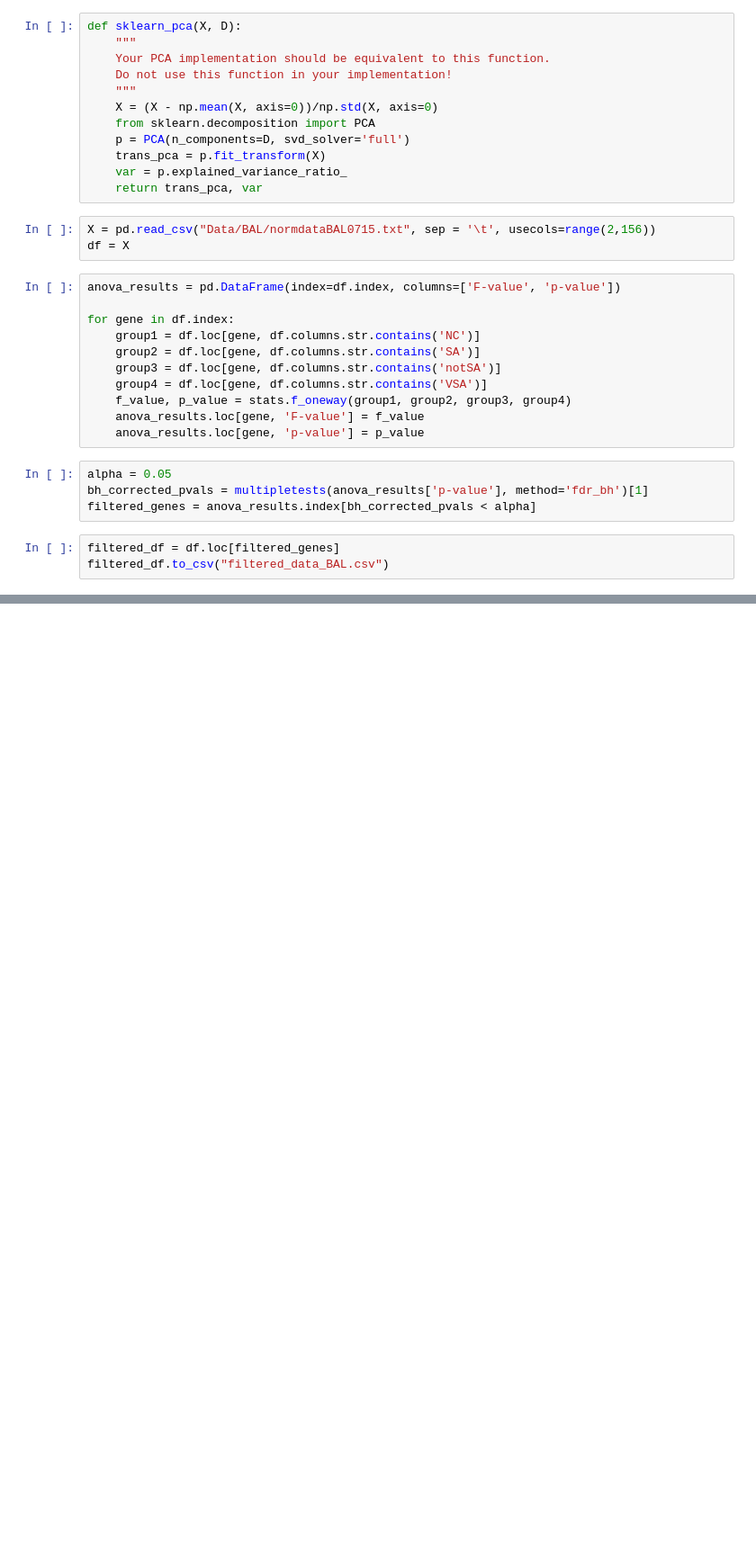
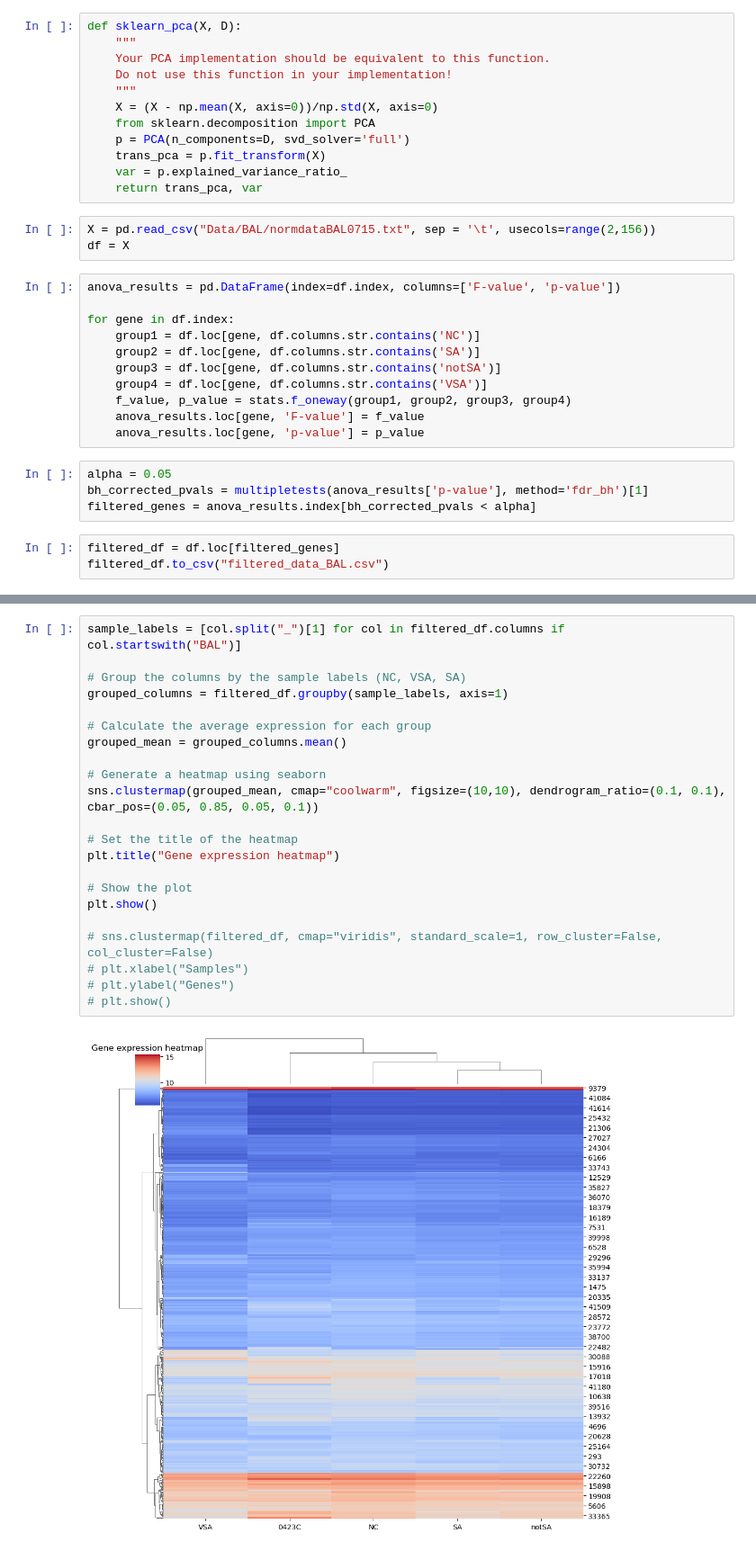
Before and after one commit to vratins/AsthmaClustering, a Jupyter notebook: pca.ipynb, the cells around one changed output, grey strips where cells are left out. Shown at 90% size. Cells and saved outputs as stored; diff of their text form; blank space fills up the shorter version.

```diff
--- a/pca.ipynb
+++ b/pca.ipynb
@@ -72,0 +74,24 @@ plt.show()
+# %%
+sample_labels = [col.split("_")[1] for col in filtered_df.columns if col.startswith("BAL")]
+
+# Group the columns by the sample labels (NC, VSA, SA)
+grouped_columns = filtered_df.groupby(sample_labels, axis=1)
+
+# Calculate the average expression for each group
+grouped_mean = grouped_columns.mean()
+
+# Generate a heatmap using seaborn
+sns.clustermap(grouped_mean, cmap="coolwarm", figsize=(10,10), dendrogram_ratio=(0.1, 0.1), cbar_pos=(0.05, 0.85, 0.05, 0.1))
+
+# Set the title of the heatmap
+plt.title("Gene expression heatmap")
+
+# Show the plot
+plt.show()
+
+# sns.clustermap(filtered_df, cmap="viridis", standard_scale=1, row_cluster=False, col_cluster=False)
+# plt.xlabel("Samples")
+# plt.ylabel("Genes")
+# plt.show()
+# %% [output]
+[figure, added]
```
Also changed, not shown: parts of 6 cells of this notebook, 3 other files.
